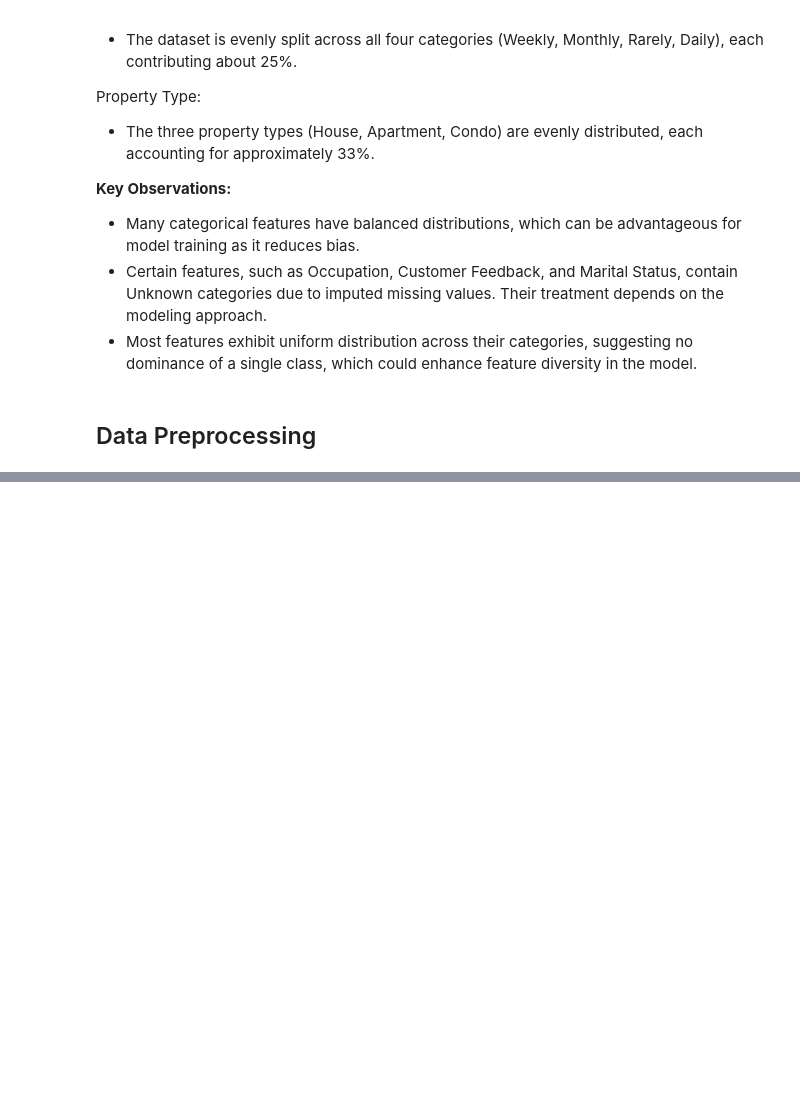
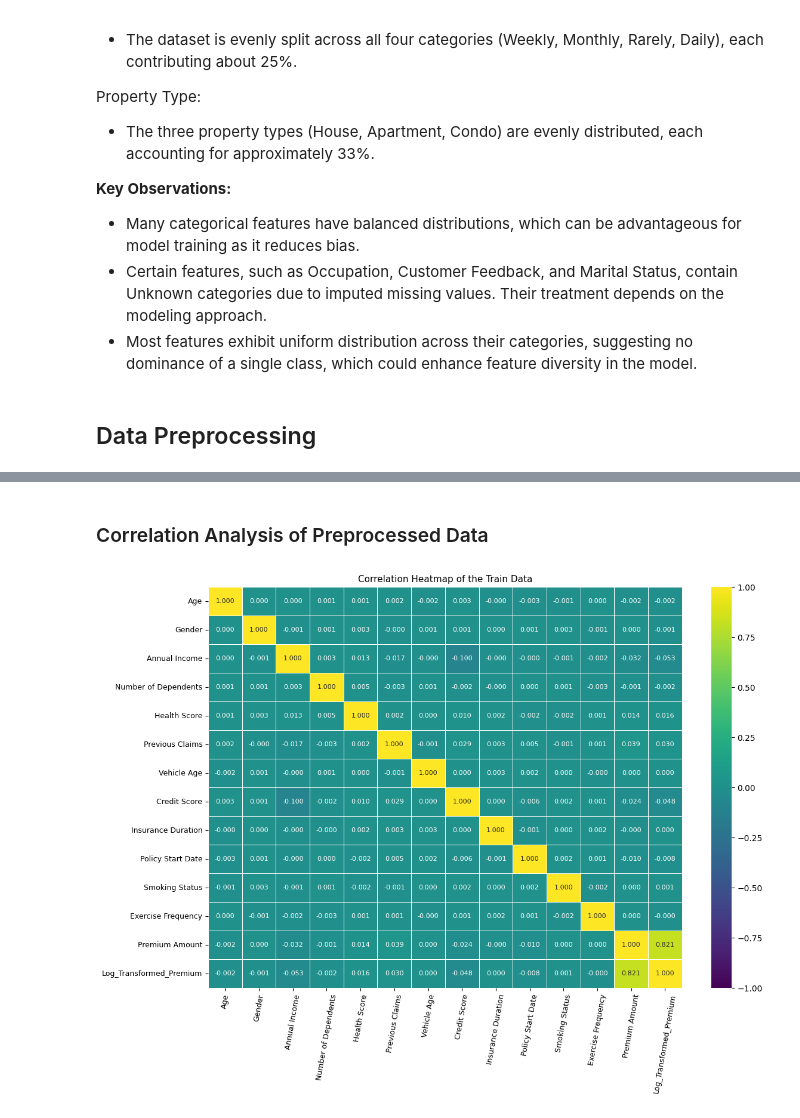
Before and after one commit to tothanhdat2006/kaggle-practice, a Jupyter notebook: playground-series-s4e1/playground-series-s4e1.ipynb, the cells around one changed output, grey strips where cells are left out. Saved outputs shown, nothing was run; the diff lists cells and outputs as text; code cells hidden in the pictures; blank space fills up the shorter version.

```diff
--- a/playground-series-s4e1/playground-series-s4e1.ipynb
+++ b/playground-series-s4e1/playground-series-s4e1.ipynb
@@ -1056,0 +1266,39 @@ Property Type:
+# %%
+# Log-transform skewed features
+train_data['Annual Income'] = np.log1p(train_data['Annual Income'])
+test_data['Annual Income'] = np.log1p(test_data['Annual Income'])
+
+# Select only numeric columns from the training data
+numeric_data = train_data.select_dtypes(include=['number'])
+
+# Add a new column for the log-transformed values of target variable
+numeric_data['Log_Transformed_Premium'] = np.log1p(train_data[target_column])
+# %% [markdown]
+### Correlation Analysis of Preprocessed Data
+# %%
+# Compute the correlation matrix
+train_corr_matrix = numeric_data.corr()
+
+# Create the heatmap
+plt.figure(figsize=(12, 9))
+sns.heatmap(
+    train_corr_matrix,
+    annot=True,
+    cmap='viridis',
+    vmax=1,
+    vmin=-1,
+    annot_kws={"size": 8},
+    fmt=".3f",
+    linewidths=0.5
+)
+
+# Customize x and y tick labels
+plt.xticks(rotation=80, fontsize=9)
+plt.yticks(fontsize=9)
+
+# Add title and layout adjustments
+plt.title("Correlation Heatmap of the Train Data", fontsize=11)
+plt.tight_layout()
+plt.show()
+# %% [output]
+[figure, added]
```
Also changed, not shown: parts of 26 cells of this notebook.
